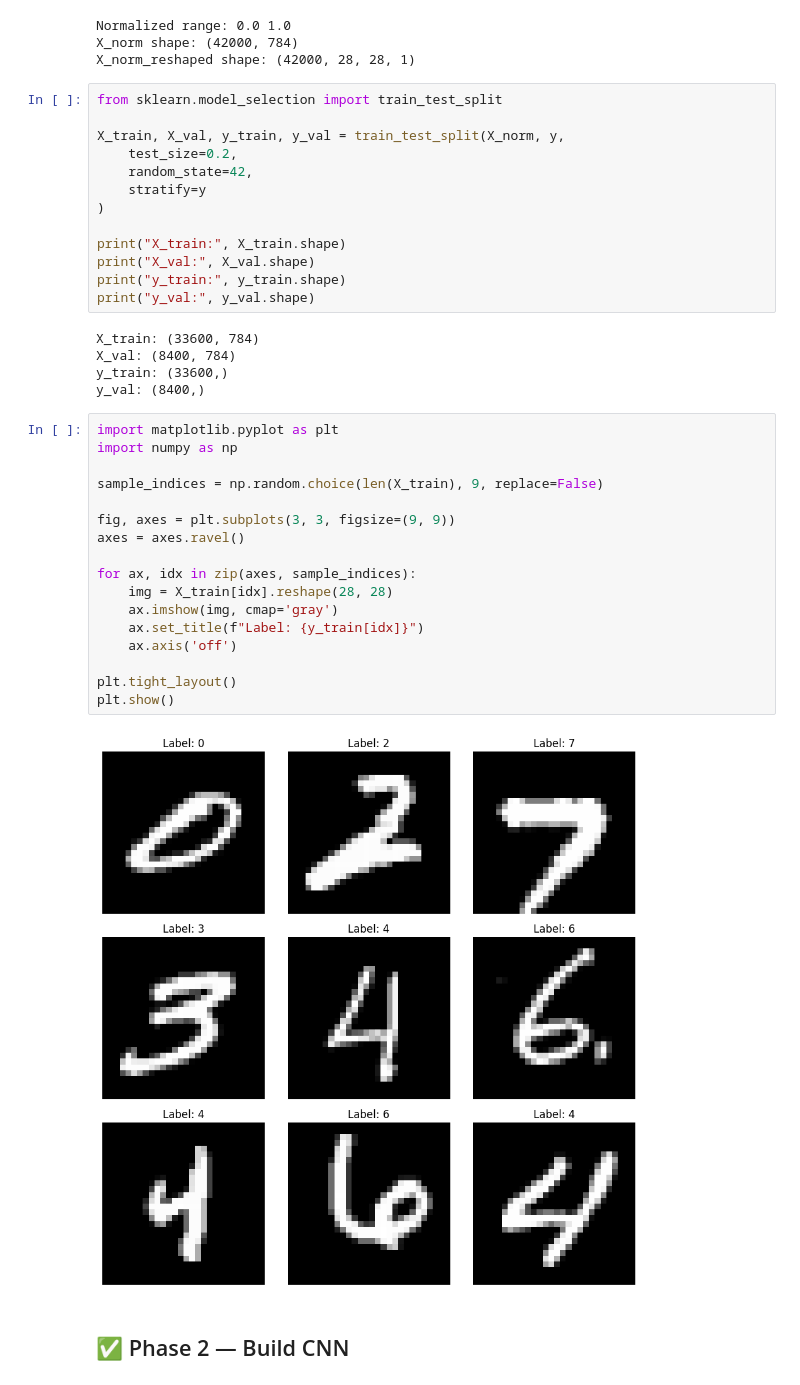
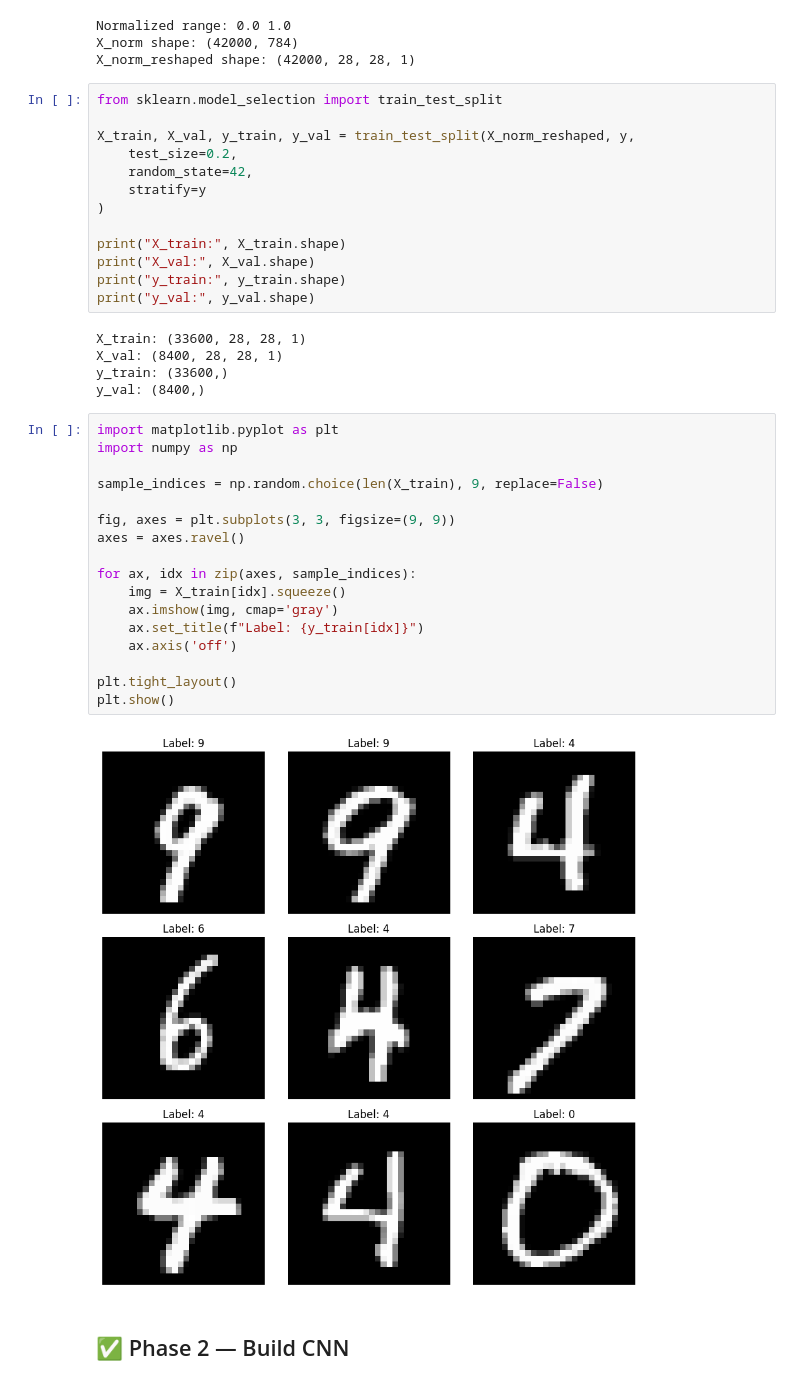
Before and after one commit to mutassimalzeem/vision-classification-pipeline, a Jupyter notebook: notebooks/analysis.ipynb, the cells around one changed output. Saved outputs shown, nothing was run; the diff lists cells and outputs as text.

```diff
--- a/notebooks/analysis.ipynb
+++ b/notebooks/analysis.ipynb
@@ -101,7 +101,7 @@ X_norm_reshaped shape: (42000, 28, 28, 1)
 # %%
 from sklearn.model_selection import train_test_split
 
-X_train, X_val, y_train, y_val = train_test_split(X_norm, y,
+X_train, X_val, y_train, y_val = train_test_split(X_norm_reshaped, y,
     test_size=0.2,
     random_state=42,
     stratify=y
@@ -112,29 +112,29 @@ print("X_val:", X_val.shape)
 print("y_train:", y_train.shape)
 print("y_val:", y_val.shape)
 # %% [output]
-X_train: (33600, 784)
-X_val: (8400, 784)
+X_train: (33600, 28, 28, 1)
+X_val: (8400, 28, 28, 1)
 y_train: (33600,)
 y_val: (8400,)
 # %%
 import matplotlib.pyplot as plt
 import numpy as np
 
 sample_indices = np.random.choice(len(X_train), 9, replace=False)
 
 fig, axes = plt.subplots(3, 3, figsize=(9, 9))
 axes = axes.ravel()
 
 for ax, idx in zip(axes, sample_indices):
-    img = X_train[idx].reshape(28, 28)
+    img = X_train[idx].squeeze()
     ax.imshow(img, cmap='gray')
     ax.set_title(f"Label: {y_train[idx]}")
     ax.axis('off')
 
 plt.tight_layout()
 plt.show()
 # %% [output]
-[figure, old version]
+[figure, new version]
 # %% [markdown]
 ##  ✅ Phase 2 — Build CNN
 # %%
```
Also changed, not shown: parts of 5 cells of this notebook, 1 other file.
